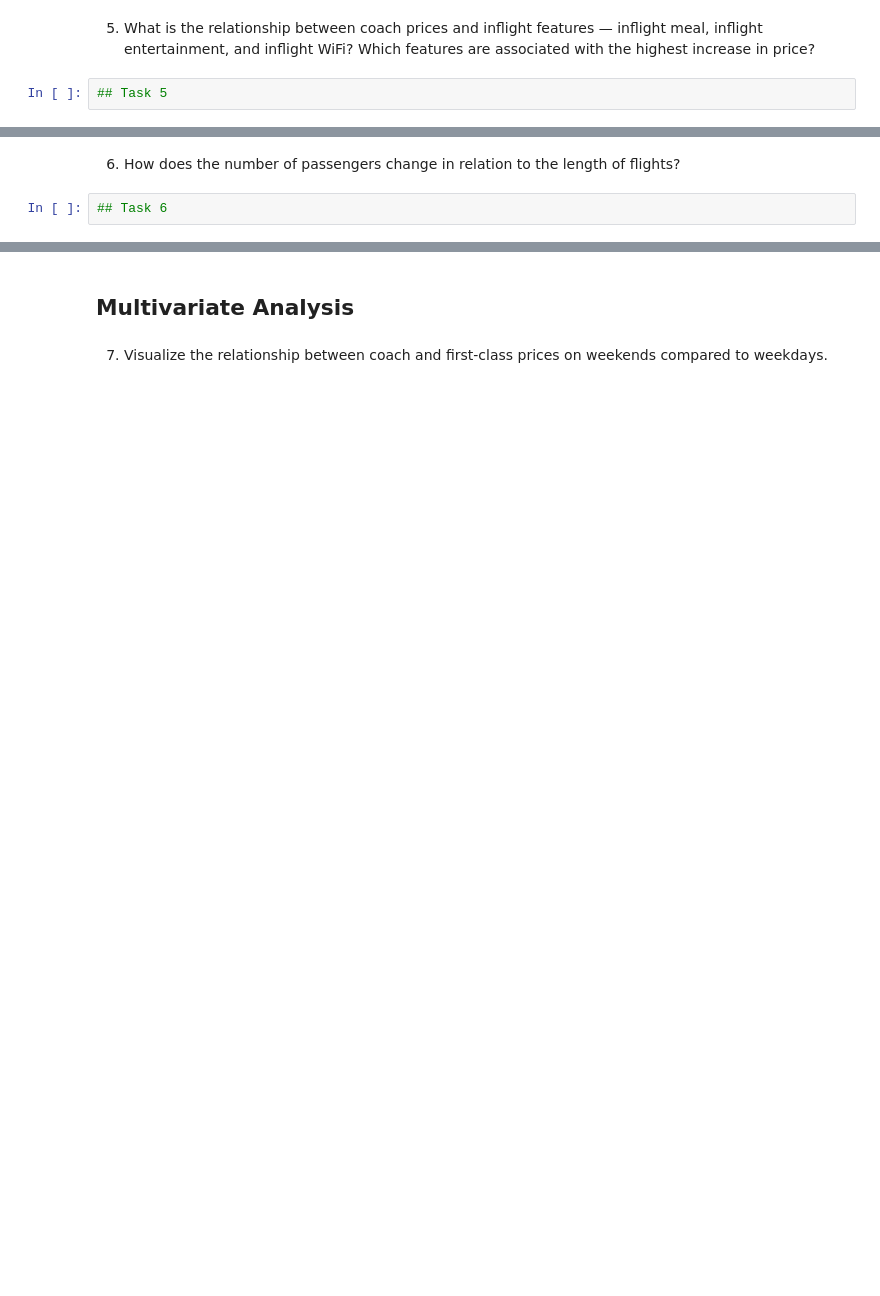
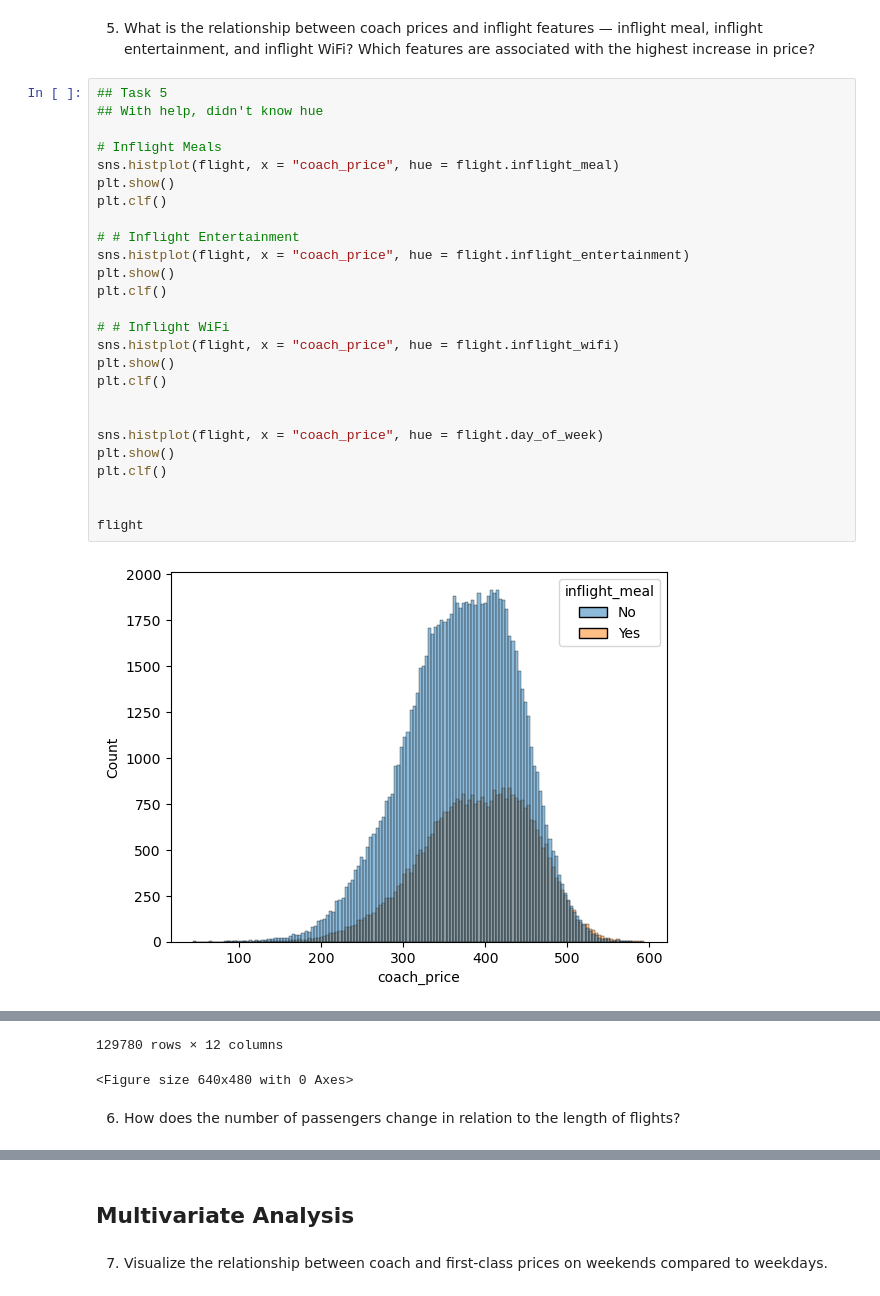
Before and after one commit to vlzsombor/ARIMA, a Jupyter notebook: codecademy/Airline-Analysis-Project-main/Airline-Analysis-Project-main/Airline Analysis_mine.ipynb, the cells around one changed output, grey strips where cells are left out. Drawn from its saved outputs; the diff is of its cells as text; blank space fills up the shorter version.

```diff
--- a/codecademy/Airline-Analysis-Project-main/Airline-Analysis-Project-main/Airline Analysis_mine.ipynb
+++ b/codecademy/Airline-Analysis-Project-main/Airline-Analysis-Project-main/Airline Analysis_mine.ipynb
@@ -145,4 +177,30 @@ Coach price:
 # %% [markdown]
 5. What is the relationship between coach prices and inflight features &mdash; inflight meal, inflight entertainment, and inflight WiFi? Which features are associated with the highest increase in price?
-# %%
-## Task 5
+# %%
+## Task 5
+## With help, didn't know hue
+
+# Inflight Meals
+sns.histplot(flight, x = "coach_price", hue = flight.inflight_meal)
+plt.show()
+plt.clf()
+
+# # Inflight Entertainment
+sns.histplot(flight, x = "coach_price", hue = flight.inflight_entertainment)
+plt.show()
+plt.clf()
+
+# # Inflight WiFi
+sns.histplot(flight, x = "coach_price", hue = flight.inflight_wifi)
+plt.show()
+plt.clf()
+
+
+sns.histplot(flight, x = "coach_price", hue = flight.day_of_week)
+plt.show()
+plt.clf()
+
+
+flight
+# %% [output]
+[figure, added]
@@ -149,4 +222,4 @@ Coach price:
+129780 rows × 12 columns
+<Figure size 640x480 with 0 Axes>
 # %% [markdown]
 6. How does the number of passengers change in relation to the length of flights?
-# %%
-## Task 6
```
Also changed, not shown: parts of 12 cells of this notebook, 6 other files.
